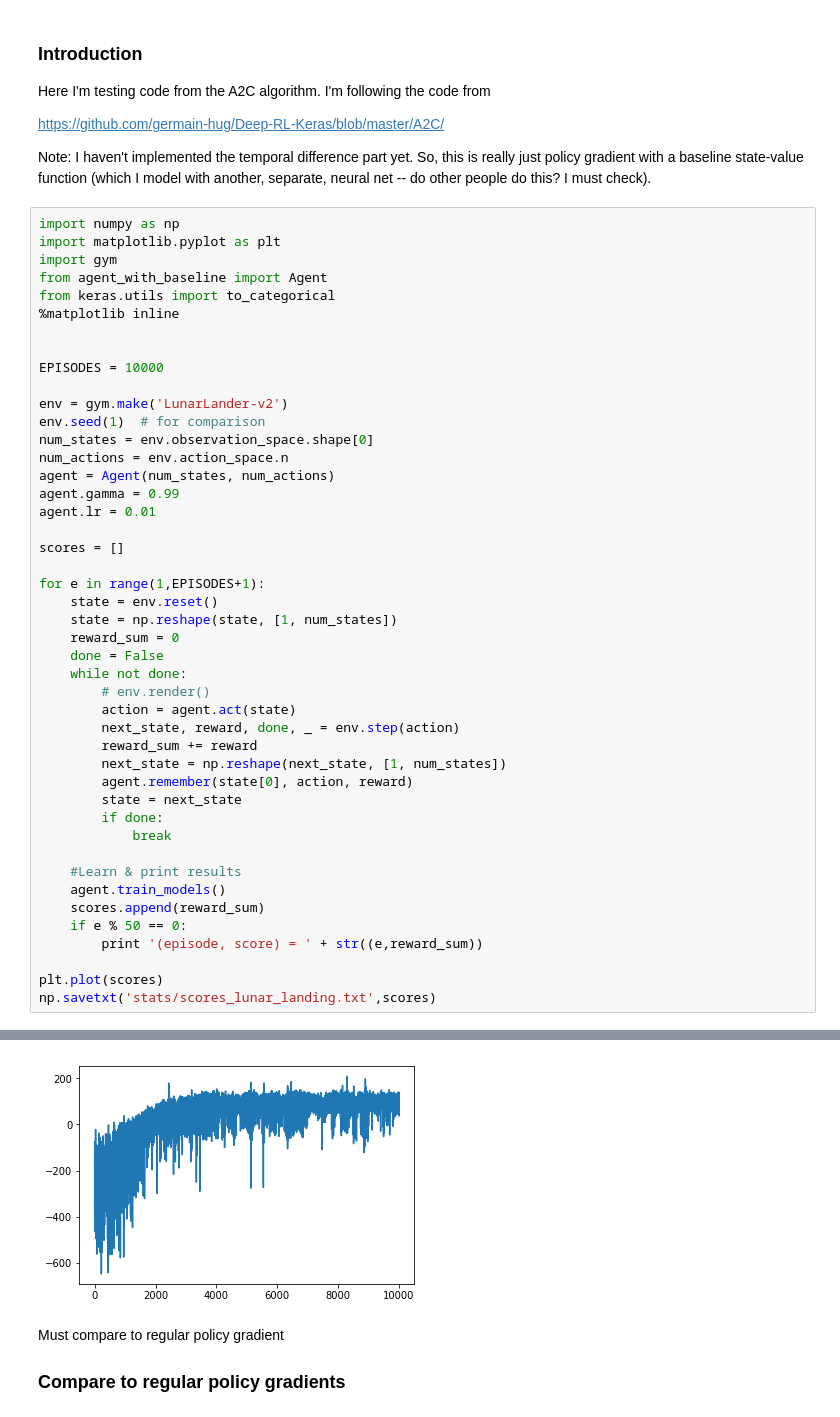
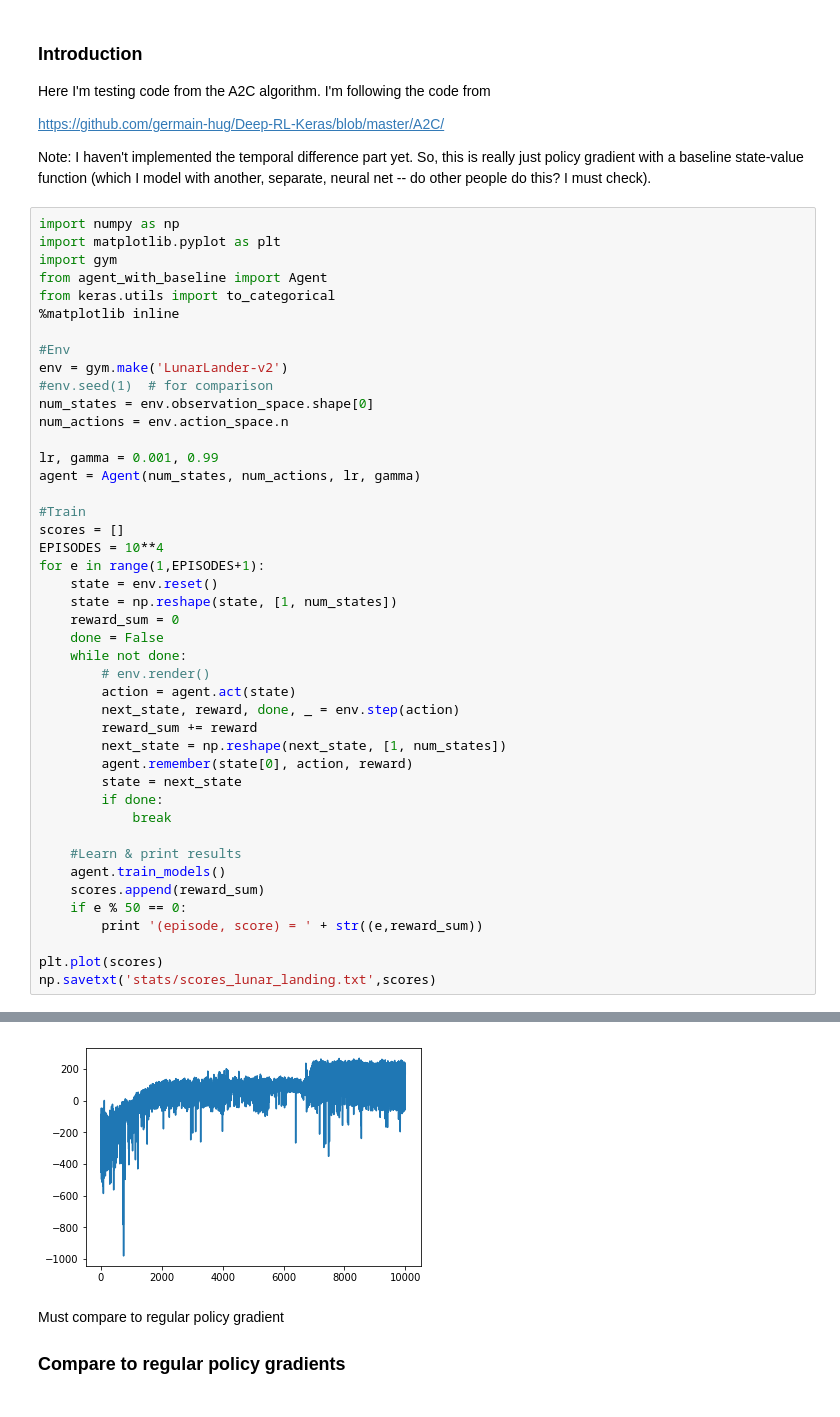
Before and after one commit to Khev/RL-practice-keras, a Jupyter notebook: A2C/value_function_baseline/lunar_landing_with_baseline_state_value_function.ipynb, the cells around one changed output, grey strips where cells are left out. Saved outputs shown, nothing was run; the diff lists cells and outputs as text.

```diff
--- a/A2C/value_function_baseline/lunar_landing_with_baseline_state_value_function.ipynb
+++ b/A2C/value_function_baseline/lunar_landing_with_baseline_state_value_function.ipynb
@@ -15,19 +15,18 @@ from agent_with_baseline import Agent
 from keras.utils import to_categorical
 %matplotlib inline
 
-
-EPISODES = 10000
-
+#Env
 env = gym.make('LunarLander-v2')
-env.seed(1)  # for comparison
+#env.seed(1)  # for comparison
 num_states = env.observation_space.shape[0]
 num_actions = env.action_space.n
-agent = Agent(num_states, num_actions)
-agent.gamma = 0.99
-agent.lr = 0.01
 
+lr, gamma = 0.001, 0.99
+agent = Agent(num_states, num_actions, lr, gamma)
+
+#Train
 scores = []
-
+EPISODES = 10**4
 for e in range(1,EPISODES+1):
     state = env.reset()
     state = np.reshape(state, [1, num_states])
@@ -73,4 +72,4 @@ WARN: gym.spaces.Box autodetected dtype as <type 'numpy.float32'>. Please provid
-[figure, old version]
+[figure, new version]
 # %% [markdown]
 Must compare to regular policy gradient
 
```
Also changed, not shown: parts of 3 cells of this notebook, 29 other files.
